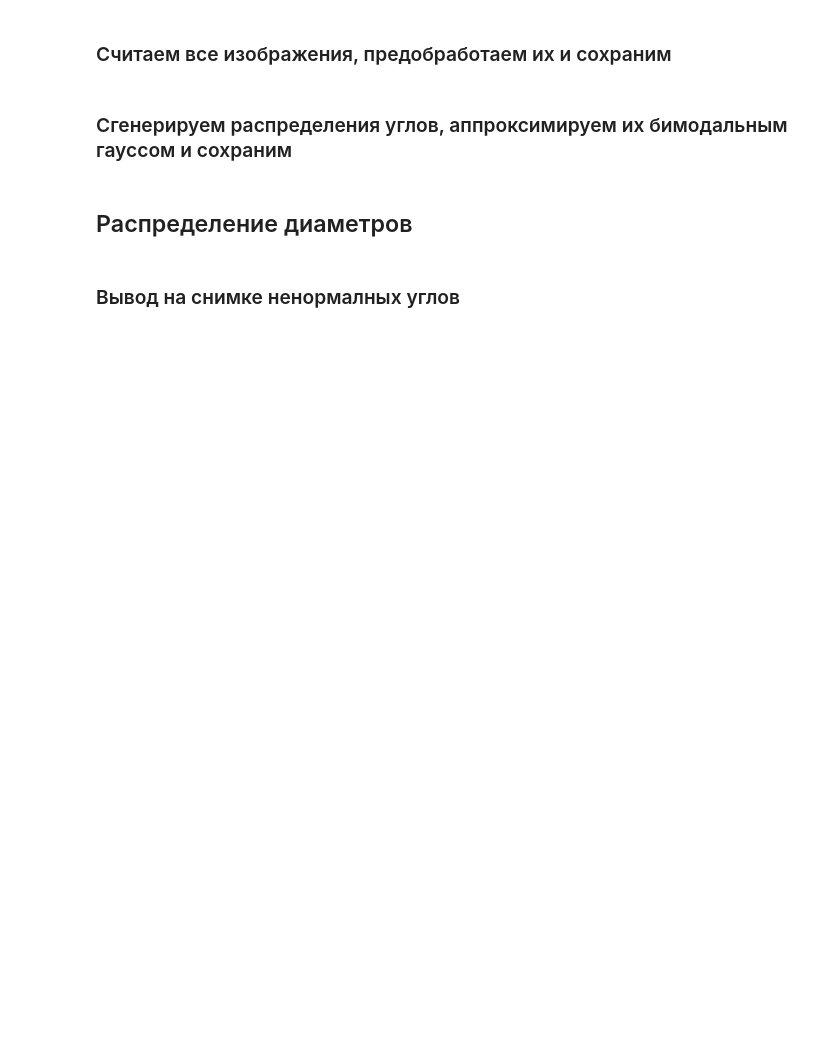
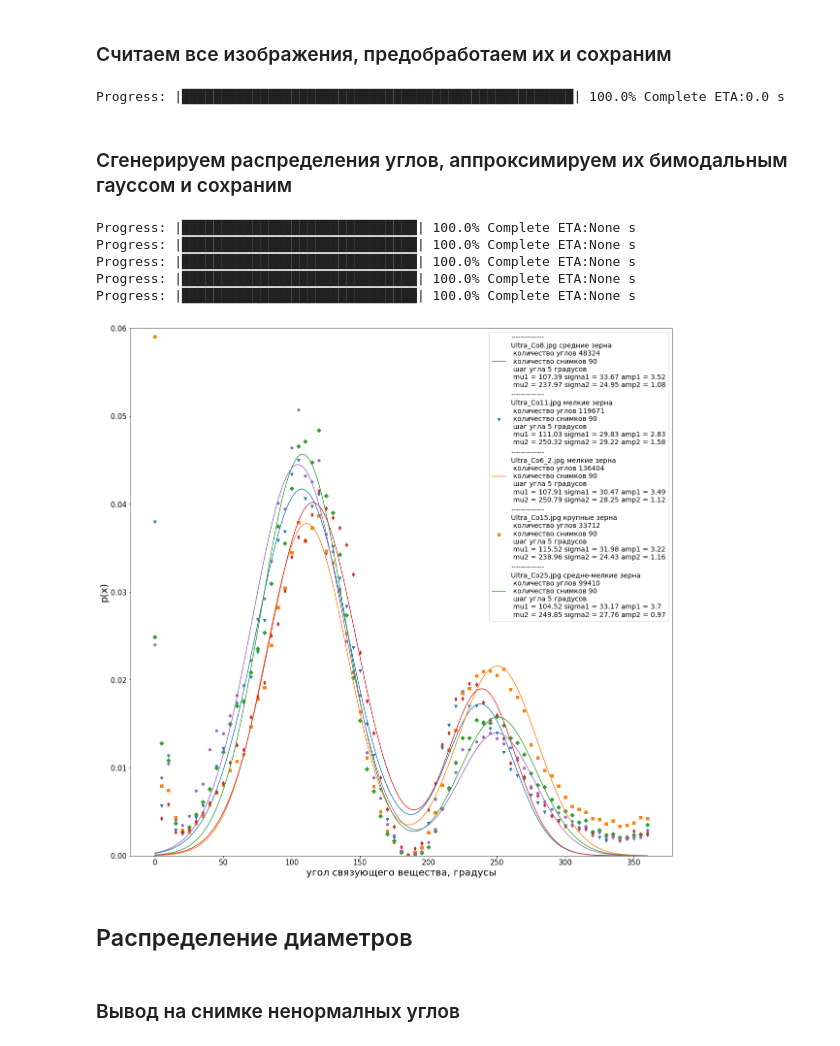
Before and after one commit to dkagramanyan/WC-Co_computer_vision, a Jupyter notebook: cv/angles_beams.ipynb, the cells around one changed output. Cells and saved outputs as stored; diff of their text form; code cells hidden in the pictures; blank space fills up the shorter version.

```diff
--- a/cv/angles_beams.ipynb
+++ b/cv/angles_beams.ipynb
@@ -93,10 +104,12 @@ grain_images = img_load_preprocess(path, grain_names)
 # %% [markdown]
 ### Считаем все изображения, предобработаем их и сохраним
 # %%
-all_images = grainPreprocess.read_preprocess_data(images_dir='data/dataset/', save_name='gopa.npy',
-                                                  max_images_num_per_class=10,
-                                                  preprocess=False, save=True, crop_bottom=True, resize=True,
-                                                  resize_shape=(1024,1024,3))
+all_images = grainPreprocess.read_preprocess_data(images_dir='../data/dataset_4x/', save_name='images_4x.npy',
+                                                  max_images_num_per_class=90,
+                                                  preprocess=True, save=True, crop_bottom=False, resize=False,
+                                                  resize_shape=None)
+# %% [output]
+Progress: |██████████████████████████████████████████████████| 100.0% Complete ETA:0.0 s
 # %% [markdown]
 ### Сгенерируем распределения углов, аппроксимируем их бимодальным гауссом и сохраним
 # %%
@@ -104,26 +117,33 @@ from src.utils import grainGenerate,GrainLogs,grainMark,grainStats,grainApprox
 import numpy as np
 # %%
 # images = np.load('data/saved np/all_images.npy', allow_pickle=True)
-images = np.load('data/saved np/images_with_filters.npy')
+images = np.load('../data/saved np/images_4x.npy')
 
 # path = 'data/saved np'
 path = 'data'
+name='4x_data_'
 grain_names = np.array(
     [['Ultra_Co8.jpg'], ['Ultra_Co11.jpg'], ['Ultra_Co6_2.jpg'], ['Ultra_Co15.jpg'], ['Ultra_Co25.jpg']])
 types = ['средние зерна', 'мелкие зерна', 'мелкие зерна', 'крупные зерна', 'средне-мелкие зерна']
 
 for step in range(1, 6):
-    grainGenerate.angles_approx_save(path, images, grain_names[:, 0], types, step, save=False)
+    grainGenerate.angles_approx_save(path, images,name, grain_names[:, 0], types, step, save=True)
+# %% [output]
+Progress: |██████████████████████████████| 100.0% Complete ETA:None s
+Progress: |██████████████████████████████| 100.0% Complete ETA:None s
+Progress: |██████████████████████████████| 100.0% Complete ETA:None s
+Progress: |██████████████████████████████| 100.0% Complete ETA:None s
+Progress: |██████████████████████████████| 100.0% Complete ETA:None s
 # %%
-def angles_approx(folder, step, width, height,save=False, font_size=20):
+def angles_approx(folder,name, step, width, height,y_lim=None,save=False, font_size=20):
     #
     # вывод распределения углов для всех фотографий одного образца
     #
 
-    xy_scatter = np.load(f'{folder}/' + CfgAnglesNames.values + f'{step}.npy', allow_pickle=True)
-    xy_gauss = np.load(f'{folder}/' + CfgAnglesNames.approx + f'{step}.npy', allow_pickle=True)
-    xy_gauss_data = np.load(f'{folder}/' + CfgAnglesNames.approx_data + f'{step}.npy', allow_pickle=True)
-    texts = np.load(f'{folder}/' + CfgAnglesNames.legend + f'{step}.npy', allow_pickle=True)
+    xy_scatter = np.load(f'{folder}/' + CfgAnglesNames.values+f'{name}' + f'{step}.npy', allow_pickle=True)
+    xy_gauss = np.load(f'{folder}/' + CfgAnglesNames.approx+f'{name}' + f'{step}.npy', allow_pickle=True)
+    xy_gauss_data = np.load(f'{folder}/' + CfgAnglesNames.approx_data+f'{name}' + f'{step}.npy', allow_pickle=True)
+    texts = np.load(f'{folder}/' + CfgAnglesNames.legend+f'{name}' + f'{step}.npy', allow_pickle=True)
 
     plt.rcParams['font.size'] = '15'
     gs = gridspec.GridSpec(1, 1)
@@ -142,19 +162,29 @@ def angles_approx(folder, step, width, height,save=False, font_size=20):
     ax.legend(texts, fontsize=14, loc=1)
     plt.ylabel('p(x)', fontsize=font_size)
     plt.xlabel('угол связующего вещества, градусы', fontsize=font_size)
+
+    if y_lim:
+        plt.ylim(0,y_lim)
+    # plt.autoscale(enable=True, axis='y')
+
     if save:
         plt.savefig(f'распределение углов шаг {step}')
 
 
     plt.show()
 # %%
-folder = 'data/saved np/'
+folder = 'data/'
 step = 5
 width = 20
 height = 20
+name='4x_data_'
+y_lim=0.06
+save=False
 
 # генерация распределения, аппроксимирование распределения и сохранение данных
-angles_approx(folder, step, width, height)
+angles_approx(folder,name, step, width, height,y_lim=y_lim,save=save)
+# %% [output]
+[figure, added]
 # %%
 def angles_approx(folder, step, width, height,save=False, font_size=20):
     #
```
Also changed, not shown: parts of 9 cells of this notebook.
